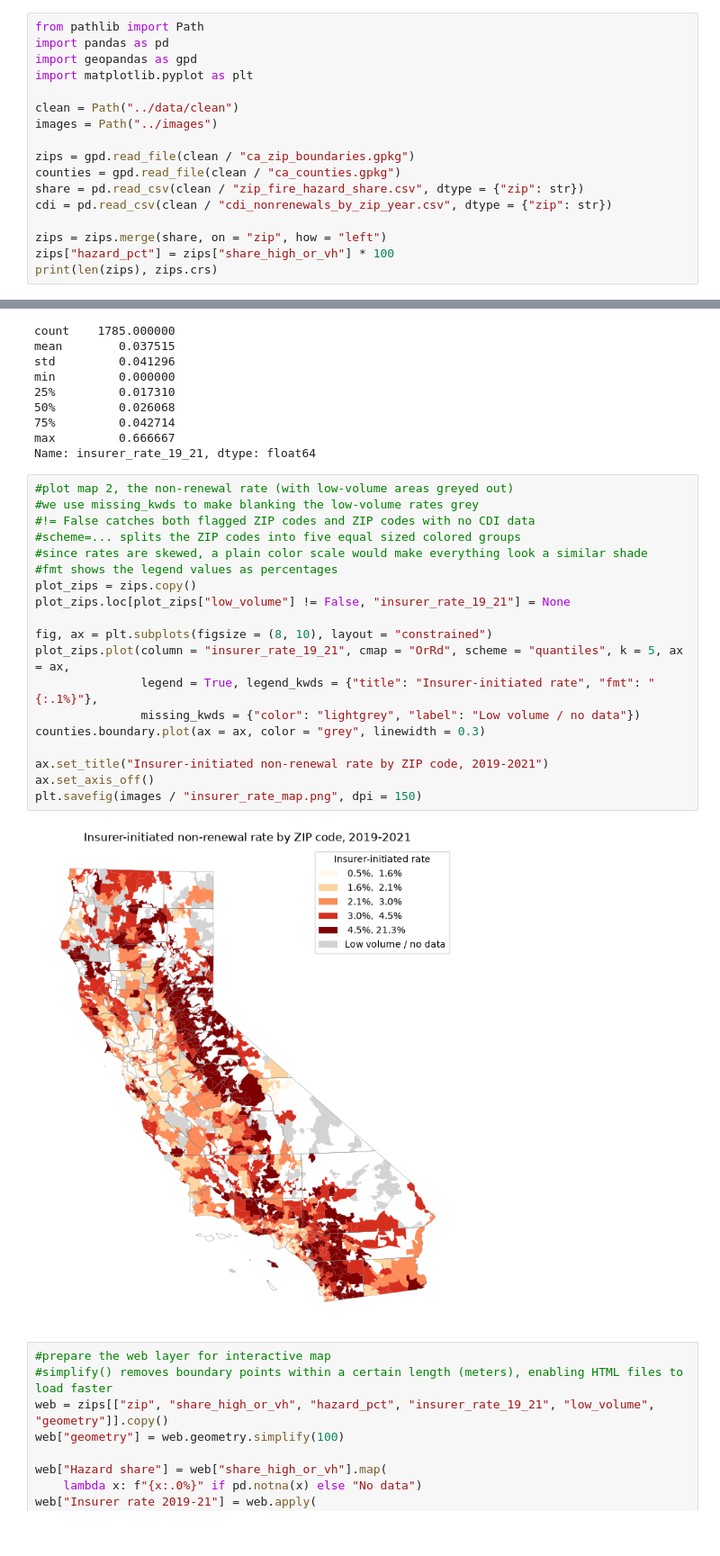
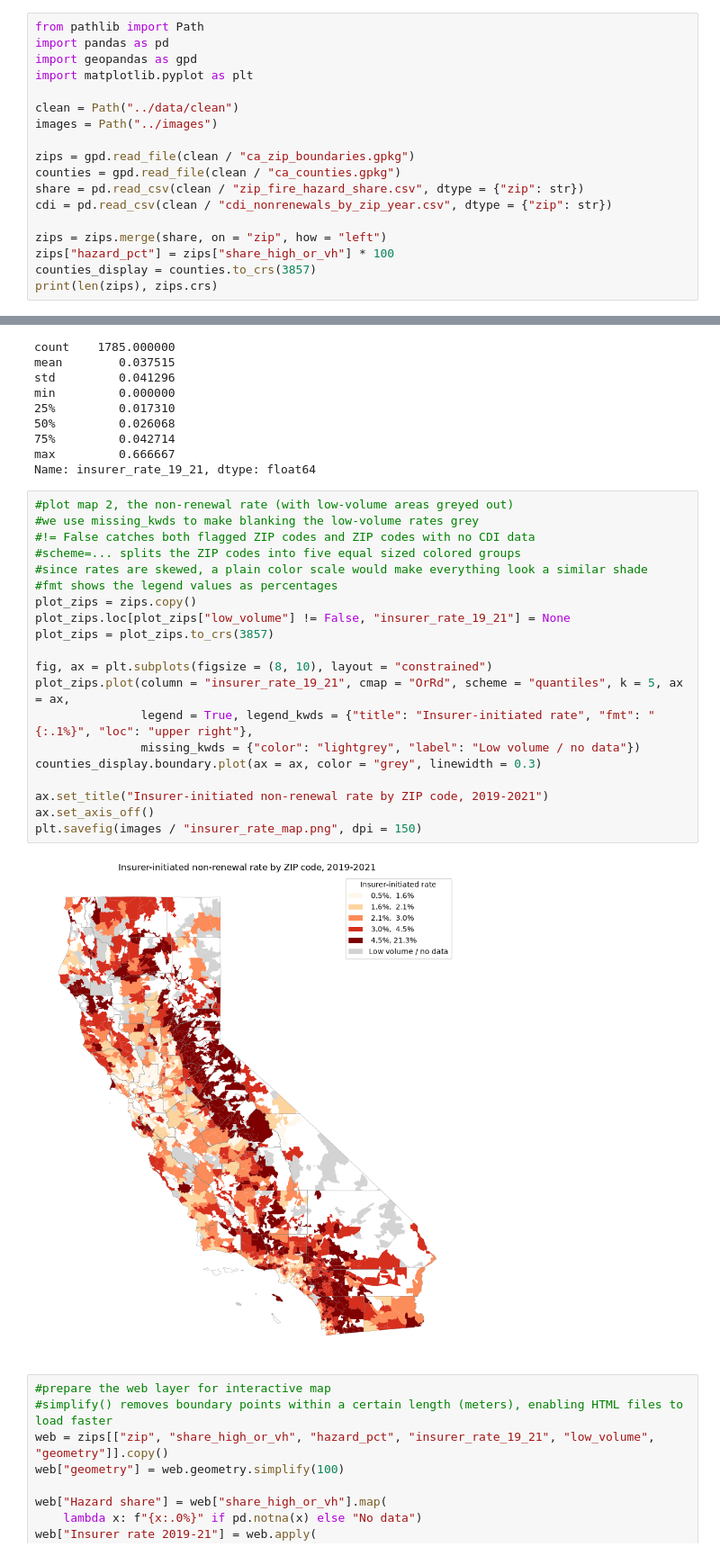
Before and after one commit to shaneghim/wildfirenonrenewals, a Jupyter notebook: 5_maps.ipynb, the cells around one changed output, grey strips where cells are left out. Shown at 90% size. Saved outputs shown, nothing was run; the diff lists cells and outputs as text.

```diff
--- a/5_maps.ipynb
+++ b/5_maps.ipynb
@@ -17,6 +17,7 @@ cdi = pd.read_csv(clean / "cdi_nonrenewals_by_zip_year.csv", dtype = {"zip": str
 
 zips = zips.merge(share, on = "zip", how = "left")
 zips["hazard_pct"] = zips["share_high_or_vh"] * 100
+counties_display = counties.to_crs(3857)
 print(len(zips), zips.crs)
 # %% [output]
 1802 EPSG:3310
@@ -56,24 +58,25 @@ Name: insurer_rate_19_21, dtype: float64
 # %%
 #plot map 2, the non-renewal rate (with low-volume areas greyed out)
 #we use missing_kwds to make blanking the low-volume rates grey
 #!= False catches both flagged ZIP codes and ZIP codes with no CDI data
 #scheme=... splits the ZIP codes into five equal sized colored groups
 #since rates are skewed, a plain color scale would make everything look a similar shade
 #fmt shows the legend values as percentages
 plot_zips = zips.copy()
 plot_zips.loc[plot_zips["low_volume"] != False, "insurer_rate_19_21"] = None
+plot_zips = plot_zips.to_crs(3857)
 
 fig, ax = plt.subplots(figsize = (8, 10), layout = "constrained")
 plot_zips.plot(column = "insurer_rate_19_21", cmap = "OrRd", scheme = "quantiles", k = 5, ax = ax,
-               legend = True, legend_kwds = {"title": "Insurer-initiated rate", "fmt": "{:.1%}"},
+               legend = True, legend_kwds = {"title": "Insurer-initiated rate", "fmt": "{:.1%}", "loc": "upper right"},
                missing_kwds = {"color": "lightgrey", "label": "Low volume / no data"})
-counties.boundary.plot(ax = ax, color = "grey", linewidth = 0.3)
+counties_display.boundary.plot(ax = ax, color = "grey", linewidth = 0.3)
 
 ax.set_title("Insurer-initiated non-renewal rate by ZIP code, 2019-2021")
 ax.set_axis_off()
 plt.savefig(images / "insurer_rate_map.png", dpi = 150)
 # %% [output]
-[figure, old version]
+[figure, new version]
 # %%
 #prepare the web layer for interactive map
 #simplify() removes boundary points within a certain length (meters), enabling HTML files to load faster
```
Also changed, not shown: parts of 2 cells of this notebook, 4 other files.
